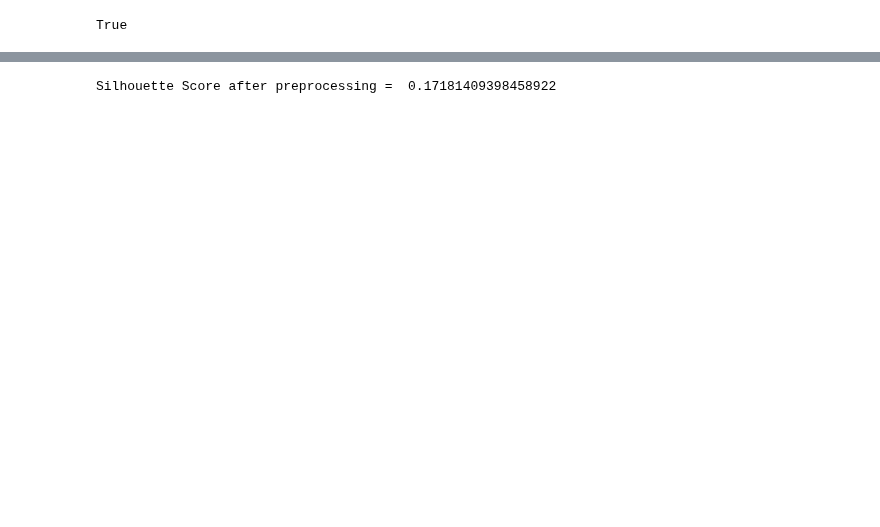
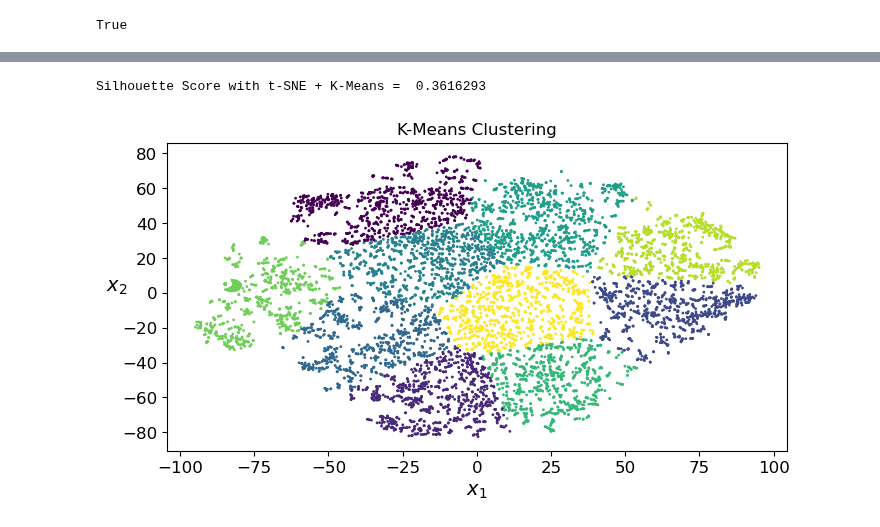
Before and after one commit to farheenfab/DMML-GroupProject, a Jupyter notebook: CW/CW - Part 2.ipynb, the cells around one changed output, grey strips where cells are left out. Drawn from its saved outputs; the diff is of its cells as text; code cells hidden in the pictures; blank space fills up the shorter version.

Commit message:
Progress Score - 2 Used t-SNE and Winsorizing

```diff
--- a/CW/CW - Part 2.ipynb
+++ b/CW/CW - Part 2.ipynb
@@ -329,23 +352,0 @@ Silhouette Score =  0.13167132623580763
-# %%
-# 1. Standard Scaling
-from sklearn.preprocessing import StandardScaler
-
-scaler = StandardScaler()
-x_train_scaled = scaler.fit_transform(x_train)
-
-# 2. PCA for Dimensionality Reduction
-# You've already imported PCA. However, instead of just reducing to 2 dimensions for visualization,
-# let's try reducing the dimensions to a number that retains a significant amount of variance (e.g., 95%).
-
-pca = PCA(n_components=0.95)
-x_train_pca = pca.fit_transform(x_train_scaled)
-
-# Now perform K-means clustering on the preprocessed data
-kmeans = KMeans(n_clusters=k, random_state=42, n_init=10)
-cluster_labels = kmeans.fit_predict(x_train_pca)
-
-# Calculate the silhouette score
-silhouette_scores = silhouette_score(x_train_pca, cluster_labels)
-print("Silhouette Score after preprocessing = ", silhouette_scores)
-# %% [output]
-Silhouette Score after preprocessing =  0.17181409398458922
@@ -351,0 +355,33 @@ Silhouette Score after preprocessing =  0.17181409398458922
+# %%
+# 1. Reapply Standard Scaling and PCA
+# scaler = StandardScaler()
+# x_train_scaled = scaler.fit_transform(x_train)
+
+# pca = PCA(n_components=0.85)  # Adjusting the variance to 85%
+# x_train_pca = pca.fit_transform(x_train_scaled)
+
+# # 2. t-SNE Dimensionality Reduction
+# from sklearn.manifold import TSNE
+
+tsne = TSNE(n_components=2, random_state=42)
+x_train_tsne = tsne.fit_transform(x_train)
+
+# Now apply K-means clustering on the t-SNE processed data
+kmeans_tsne = KMeans(n_clusters=k, random_state=42, n_init=10)
+cluster_labels_tsne = kmeans_tsne.fit_predict(x_train_tsne)
+
+silhouette_scores_tsne = silhouette_score(x_train_tsne, cluster_labels_tsne)
+print("Silhouette Score with t-SNE + K-Means = ", silhouette_scores_tsne)
+
+from sklearn.decomposition import PCA
+
+pca = PCA(n_components=0.95)
+X_pca = pca.fit_transform(x_train)
+
+plt.figure(figsize=(8, 4))
+plt.title("K-Means Clustering")
+plot_clusters(x_train_tsne, cluster_labels_tsne)
+plt.show()
+# %% [output]
+Silhouette Score with t-SNE + K-Means =  0.3616293
+[figure, added]
```
Also changed, not shown: parts of 10 cells of this notebook.
